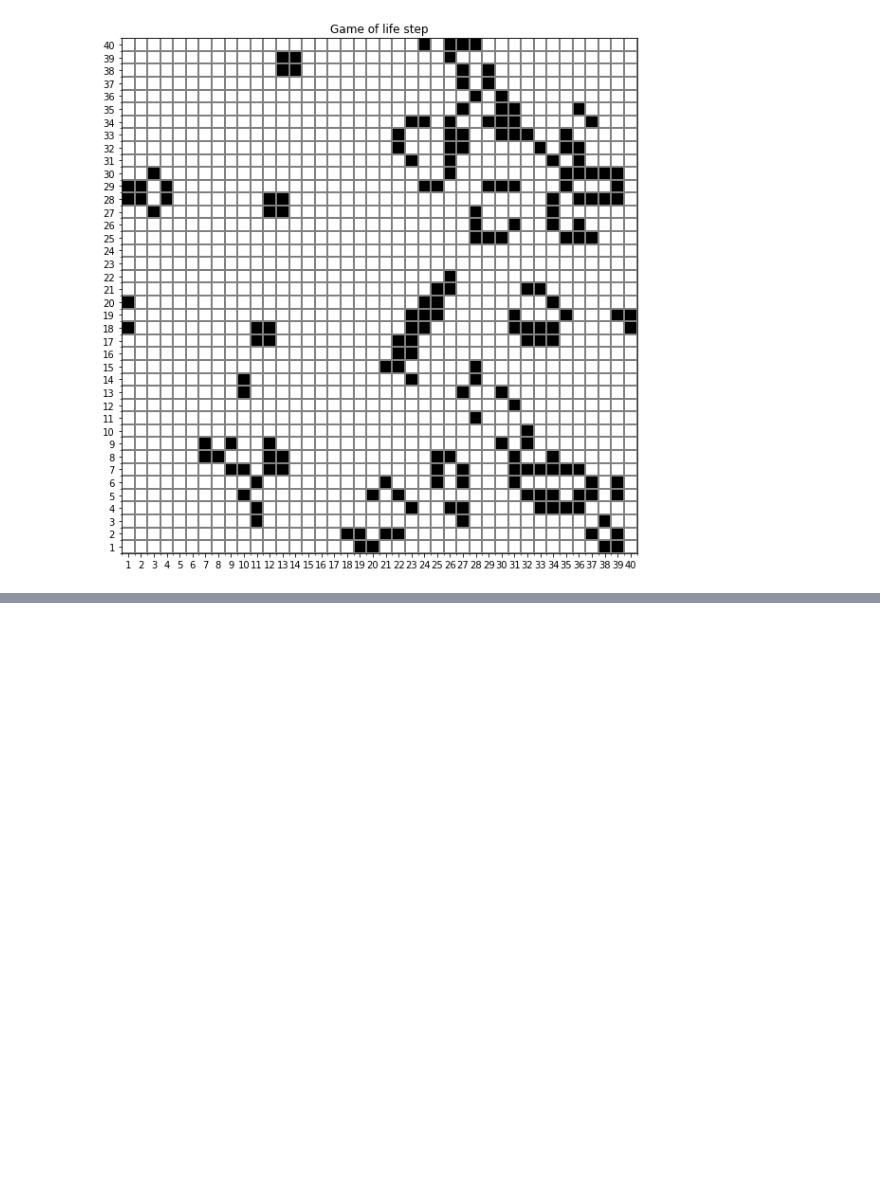
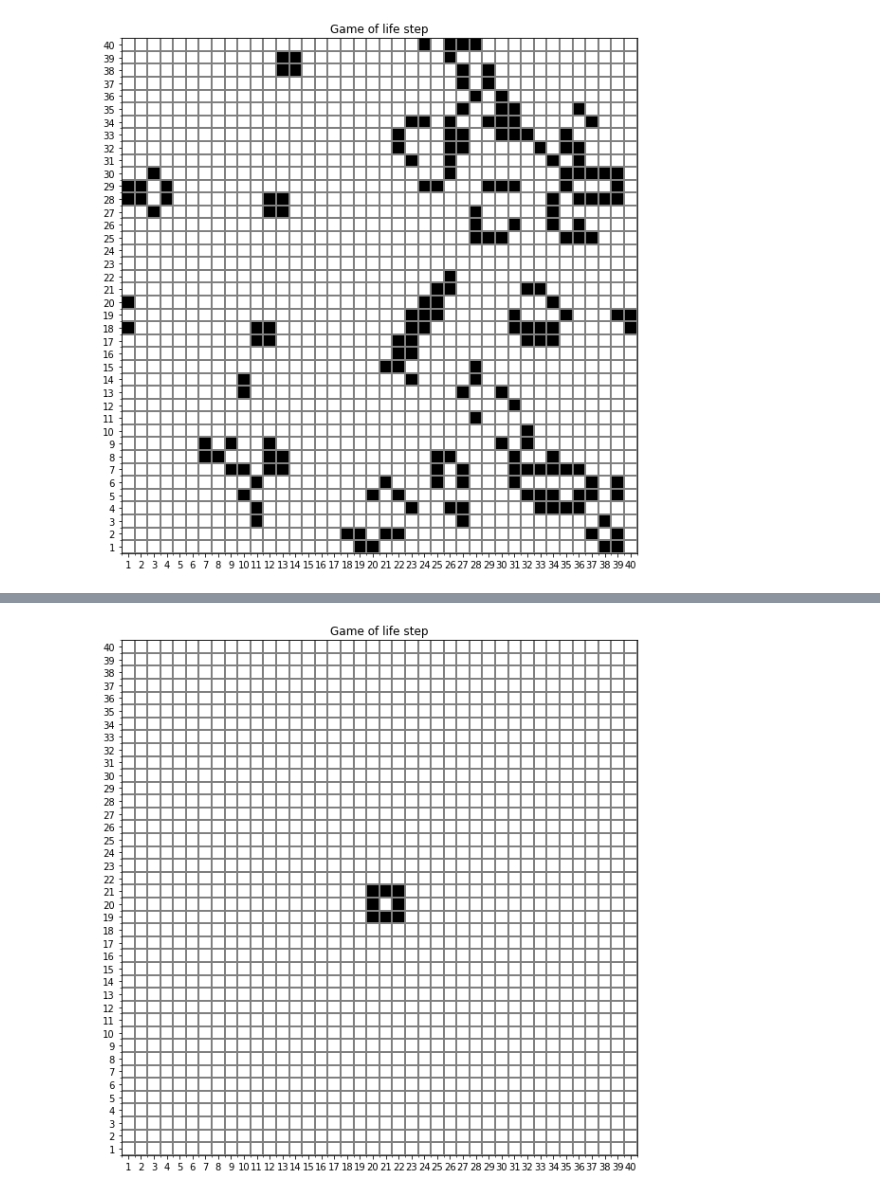
Before and after one commit to ArttuL/gameoflife, a Jupyter notebook: Game_of_life_demo.ipynb, the cells around one changed output, grey strips where cells are left out. Drawn from its saved outputs; the diff is of its cells as text; code cells hidden in the pictures; blank space fills up the shorter version.

```diff
--- a/Game_of_life_demo.ipynb
+++ b/Game_of_life_demo.ipynb
@@ -113,0 +108,7 @@ Other rules can lead to interesting things:
+# %%
+Size=40
+seed_array=np.zeros([Size,Size])
+seed_array[20,20]=1
+#seed_array=np.random.choice([0, 1], size=(Size,Size))
+game=gol.GameOfLife(seed_array)
+steps_B1S12=game.run(duration=50,rule={'birth':[1],'survive':[1,2]})
@@ -113,0 +122,4 @@ Other rules can lead to interesting things:
+# %%
+fig=gol.plot_step(steps_B1S12[1])
+# %% [output]
+[figure, added]
```
Also changed, not shown: parts of 6 cells of this notebook, 1 other file.
